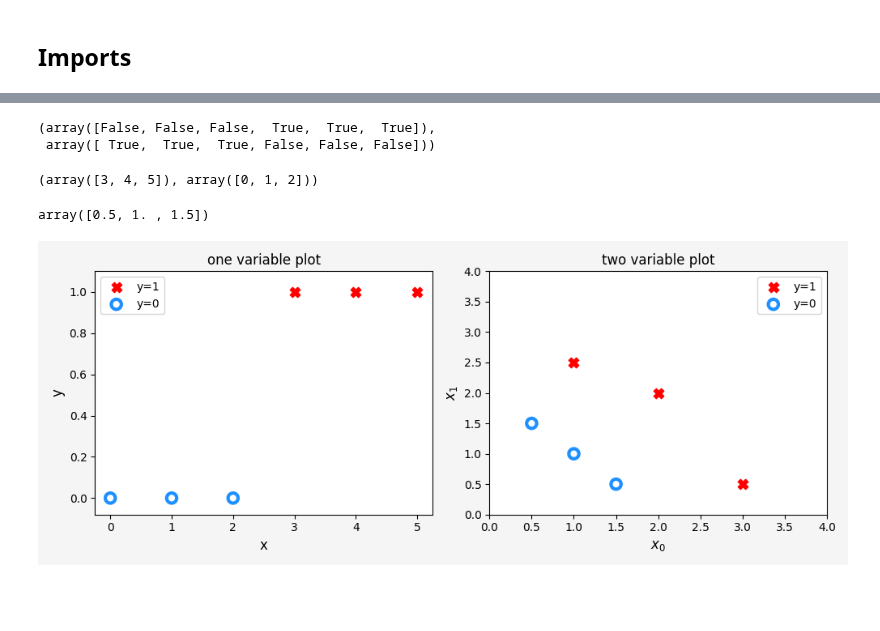
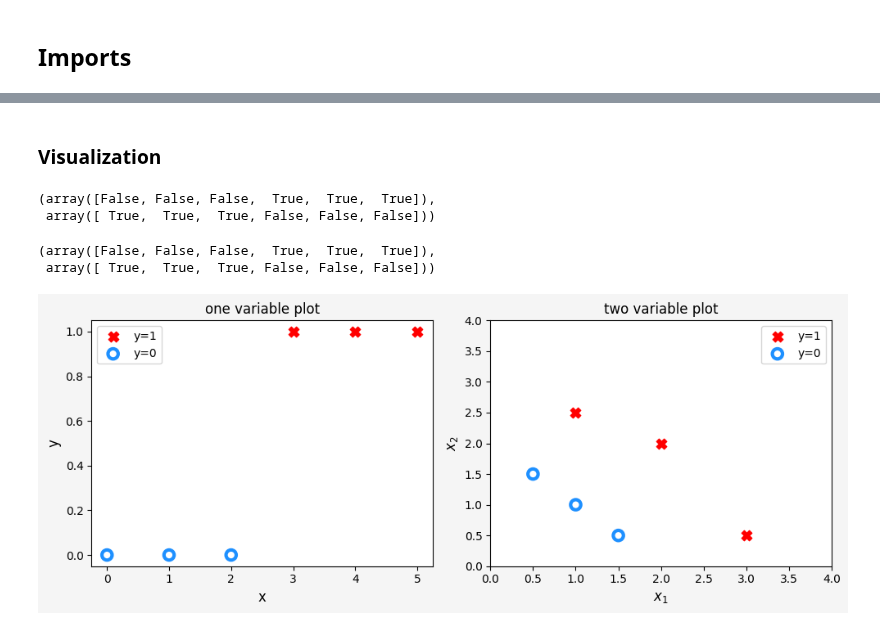
Before and after one commit to PaulToronto/Stanford-Andrew-Ng-Machine-Learning-Specialization, a Jupyter notebook: 1_3_1_1_Lab_Classification.ipynb, the cells around one changed output, grey strips where cells are left out. Drawn from its saved outputs; the diff is of its cells as text; code cells hidden in the pictures; blank space fills up the shorter version.

```diff
--- a/1_3_1_1_Lab_Classification.ipynb
+++ b/1_3_1_1_Lab_Classification.ipynb
@@ -348,0 +69,4 @@ class plt_one_addpt_onclick:
+# %%
+x_train2 = data2.drop('y', axis=1).values
+y_train2 = data2['y'].values
+x_train2, y_train2
@@ -348,0 +81,6 @@ class plt_one_addpt_onclick:
+# %%
+model2 = LinearRegression()
+model2.fit(x_train2, y_train2)
+w_best2 = model2.coef_
+b_best2 = model2.intercept_
+w_best2, b_best2
@@ -361,4 +94,0 @@ x_train, y_train
-# %%
-x_train2 = np.array([[0.5, 1.5], [1,1], [1.5, 0.5], [3, 0.5], [2, 2], [1, 2.5]])
-y_train2 = np.array([0, 0, 0, 1, 1, 1])
-x_train2, y_train2
@@ -380,3 +95,12 @@ pos, neg
+# %% [markdown]
+### Visualization
+# %%
+pos1 = (y_train1 == 1)
+neg1 = (y_train1 == 0)
+pos1, neg1
+# %% [output]
+(array([False, False, False,  True,  True,  True]),
+ array([ True,  True,  True, False, False, False]))
 # %%
 pos2 = (y_train2 == 1)
 neg2 = (y_train2 == 0)
@@ -384,46 +108,37 @@ pos2, neg2
 # %% [output]
 (array([False, False, False,  True,  True,  True]),
  array([ True,  True,  True, False, False, False]))
-# %%
-x_train[pos], x_train[neg]
-# %% [output]
-(array([3, 4, 5]), array([0, 1, 2]))
-# %%
-x_train2[neg, 0]
-# %% [output]
-array([0.5, 1. , 1.5])
 # %%
 fig, ax = plt.subplots(1, 2, figsize=(10, 4))
 fig.set_facecolor('whitesmoke')
 
-# plot 1, single variable
-ax[0].scatter(x_train[pos], y_train[pos],
+# plot data1
+ax[0].scatter(x_train1[pos1], y_train1[pos1],
               marker='X', s=80, c='red', label='y=1')
-ax[0].scatter(x_train[neg], y_train[neg],
-              marker='o', s=80, label='y=0', facecolors='none',
-              edgecolor='dodgerblue', lw=3)
-ax[0].set_ylim(-0.08, 1.1)
+ax[0].scatter(x_train1[neg1], y_train1[neg1],
+              marker='o', s=80, facecolors='none',
+              edgecolor='dodgerblue', lw=3, label='y=0')
 ax[0].set_xlabel('x', fontsize=12)
 ax[0].set_ylabel('y', fontsize=12)
 ax[0].set_title('one variable plot')
 ax[0].legend()
 
-# plot 2, two variables
+# plot data2
 ax[1].scatter(x_train2[pos2, 0], x_train2[pos2, 1],
               marker='X', s=80, c='red', label='y=1')
 ax[1].scatter(x_train2[neg2, 0], x_train2[neg2, 1],
-              marker='o', s=80, label='y=0', facecolors='none',
-              edgecolor='dodgerblue', lw=3)
+              marker='o', s=80, facecolors='none',
+              edgecolor='dodgerblue', lw=3, label='y=0')
 ax[1].axis([0, 4, 0, 4])
-ax[1].set_ylabel('$x_1$', fontsize=12)
-ax[1].set_xlabel('$x_0$', fontsize=12)
+ax[1].set_xlabel('$x_1$', fontsize=12)
+ax[1].set_ylabel('$x_2$', fontsize=12)
 ax[1].set_title('two variable plot')
 ax[1].legend()
 
 plt.tight_layout()
 plt.show()
 # %% [output]
-[figure, old version]
+[figure, new version]
 # %% [markdown]
 Notes about the plots above:
 
```
Also changed, not shown: parts of 44 cells of this notebook.
